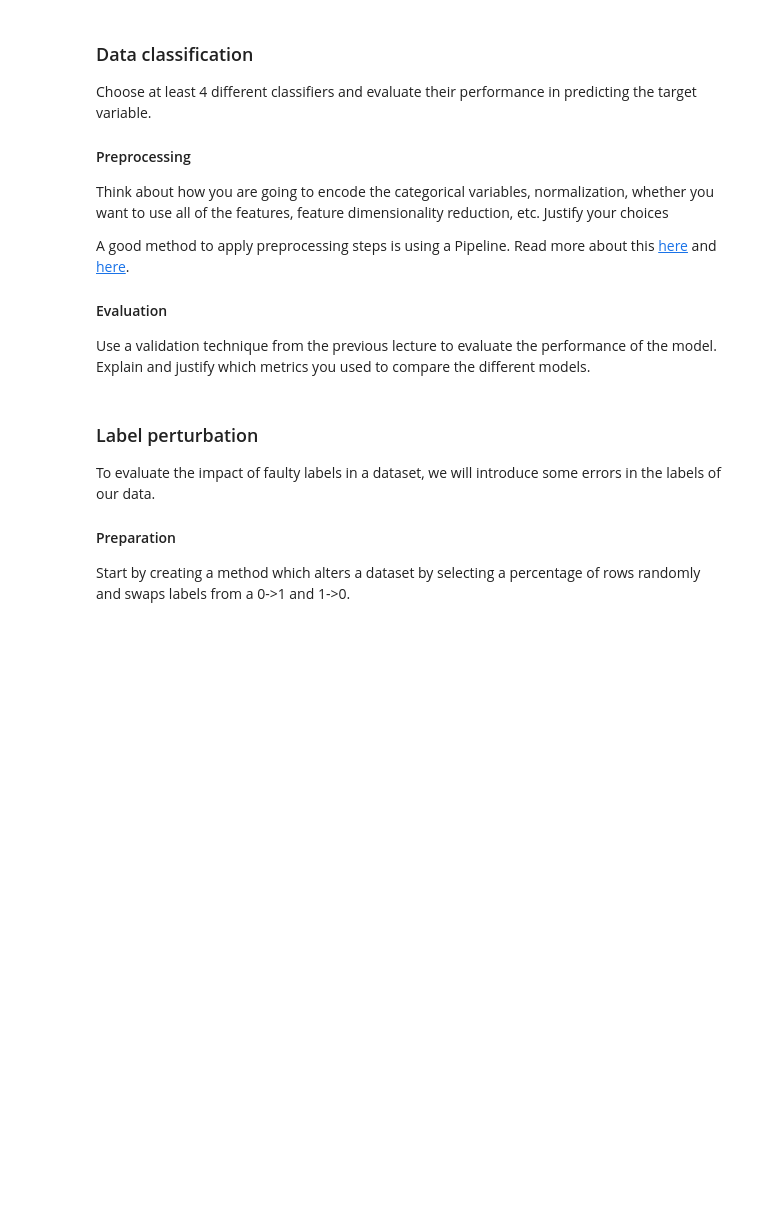
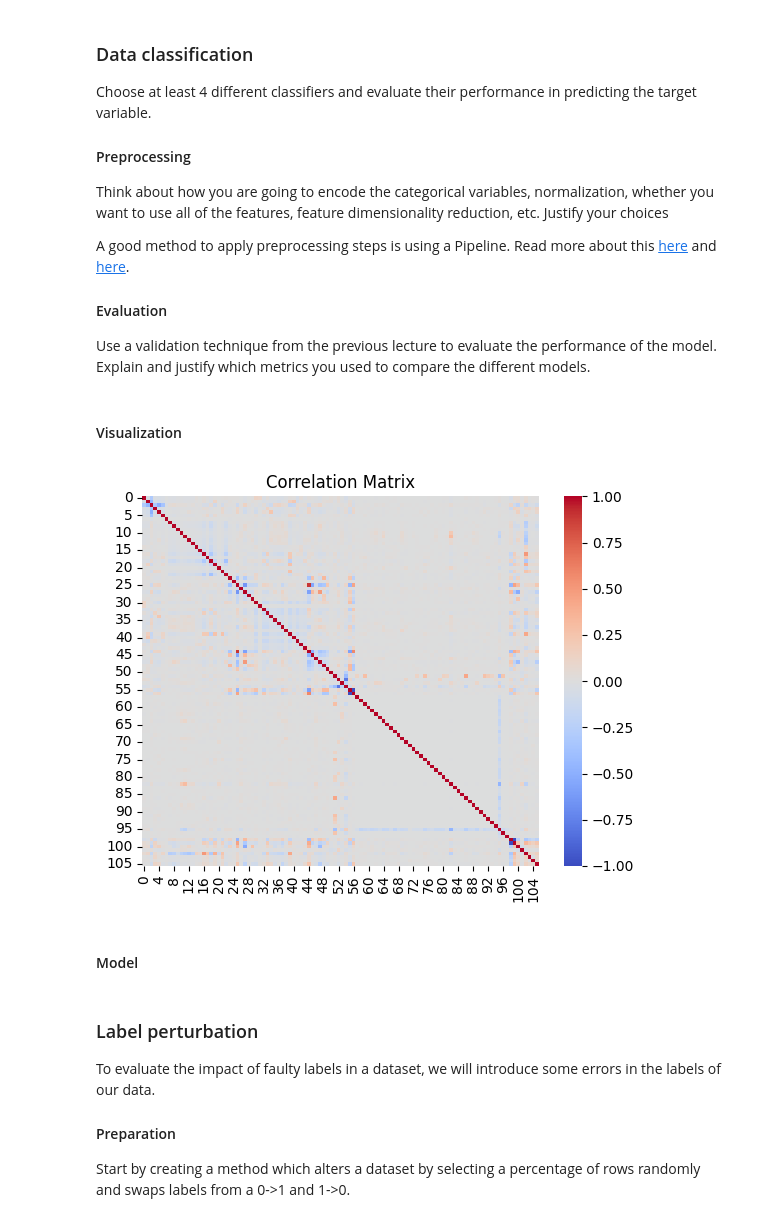
Before and after one commit to johnarioD/DSAIT4000, a Jupyter notebook: Assignment_part1 V2 (1).ipynb, the cells around one changed output. Cells and saved outputs as stored; diff of their text form; code cells hidden in the pictures; blank space fills up the shorter version.

```diff
--- a/Assignment_part1 V2 (1).ipynb
+++ b/Assignment_part1 V2 (1).ipynb
@@ -49,4 +61,43 @@ Select a features you think will be an important predictor of the target variabl
 
 #### Evaluation
 Use a validation technique from the previous lecture to evaluate the performance of the model. Explain and justify which metrics you used to compare the different models.
+# %%
+from sklearn.compose import ColumnTransformer
+from sklearn.pipeline import Pipeline
+from sklearn.preprocessing import OneHotEncoder
+from sklearn.preprocessing import StandardScaler
+from sklearn.decomposition import PCA
+# Define your preprocessing steps here
+
+# Identify categorical and numerical columns inspired from : https://machinelearningmastery.com/columntransformer-for-numerical-and-categorical-data/
+numerical_ix = data.select_dtypes(include=['int64', 'float64']).columns
+categorical_ix = data.select_dtypes(include=['object', 'string','category']).columns
+
+# Define the preprocessing steps
+# We use Standard Scaler because the numerical features are should be normally distributed but should be scaled
+steps = [("cat", OneHotEncoder(handle_unknown="ignore",sparse=False), categorical_ix.drop("target")),("num", StandardScaler(), numerical_ix)]
+steps_visual = [("cat", OneHotEncoder(handle_unknown="ignore",sparse=False), categorical_ix),("num", StandardScaler(), numerical_ix)]
+
+# Combine steps into a ColumnTransformer
+
+ct = ColumnTransformer(steps)
+ct_visual = ColumnTransformer(steps_visual)
+# %% [markdown]
+#### Visualization
+# %%
+# show the correlation between different features including target variable
+import matplotlib.pyplot as plt
+import seaborn as sns
+def visualize(data, ct):
+    # Compute the correlation matrix after preprocessing
+    X_processed = pd.DataFrame(ct.fit_transform(data))
+    corr = X_processed.corr()
+    #print(corr)
+    sns.heatmap(corr, annot=False, cmap='coolwarm')
+    plt.title('Correlation Matrix')
+visualize(data, ct_visual)
+# %% [output]
+[figure, added]
+# %% [markdown]
+#### Model
 # %%
```
Also changed, not shown: parts of 9 cells of this notebook.
